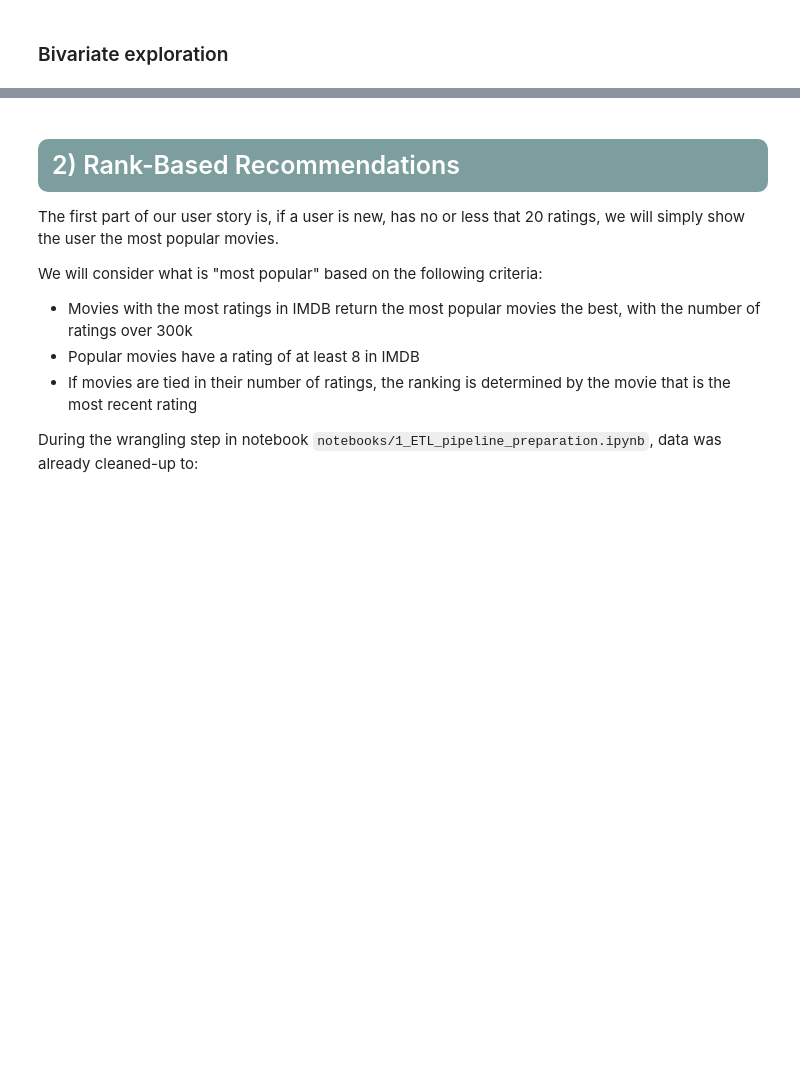
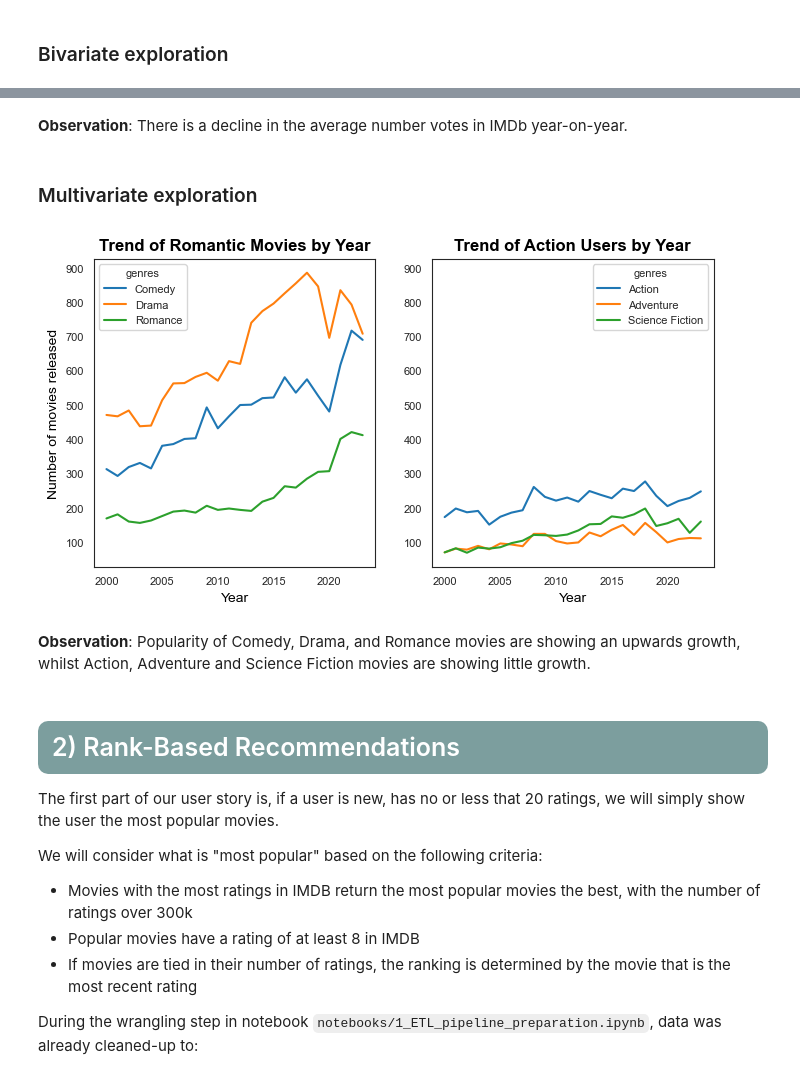
Before and after one commit to JuanitaSmith/capstone_movie_recommendation, a Jupyter notebook: notebooks/2_recommendation_preparation.ipynb, the cells around one changed output, grey strips where cells are left out. Cells and saved outputs as stored; diff of their text form; code cells hidden in the pictures; blank space fills up the shorter version.

```diff
--- a/notebooks/2_recommendation_preparation.ipynb
+++ b/notebooks/2_recommendation_preparation.ipynb
@@ -411,3 +421,40 @@ plt.show()
+# %% [markdown]
+**Observation**: There is a decline in the average number votes in IMDb year-on-year.
+# %% [markdown]
+<a class="anchor" id="multivariate"></a>
+### Multivariate exploration
+# %%
+# Which trends exist of romantic vs action movies per year?
+
+temp = df_movies[['release_year', 'genres']].copy()
+temp['genres'] = temp['genres'].str.split(', ')
+temp = temp.explode('genres')
+
+temp = pd.DataFrame(
+    temp.groupby(['release_year', 'genres'], as_index=False).size(),
+)
+
+temp.set_index('release_year', inplace=True)
+temp = temp.loc[1990:2023]
+temp_love = temp[temp['genres'].isin(['Romance', 'Drama', 'Comedy'])]
+temp_action = temp[temp['genres'].isin(['Action', 'Adventure', 'Science Fiction'])]
+
+plt.subplot(1, 2, 1)
+ax = sns.lineplot(data=temp_love, x=temp_love.index, y='size', hue='genres', color=seafoam.base_color)
+plt.title('Trend of Romantic Movies by Year')
+plt.ylabel('Number of movies released')
+plt.xlabel('Year')
+
+plt.subplot(1, 2, 2, sharex=ax, sharey=ax)
+sns.lineplot(data=temp_action, x=temp_action.index, y='size', hue='genres', color=seafoam.base_color)
+plt.title('Trend of Action Users by Year')
+plt.ylabel('')
+plt.xlabel('Year')
+plt.show()
+# %% [output]
+[figure, added]
+# %% [markdown]
+**Observation**: Popularity of Comedy, Drama, and Romance movies are showing an upwards growth, whilst Action, Adventure and Science Fiction movies are showing little growth.
 # %% [markdown]
 ### <a class="anchor" id="Rank"></a>
 <h3 style="color:white; font-size:25px; text-align: left; line-height: 1;
```
Also changed, not shown: parts of 14 cells of this notebook, 19 other files.
